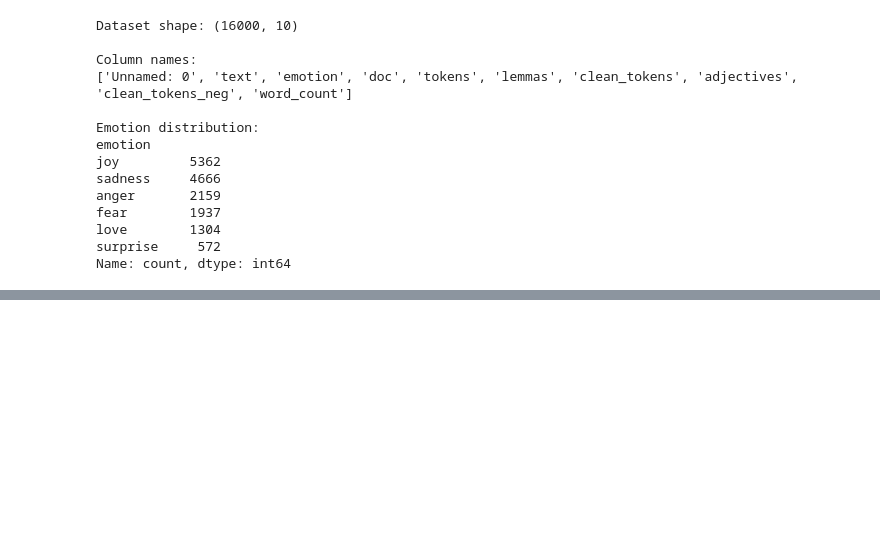
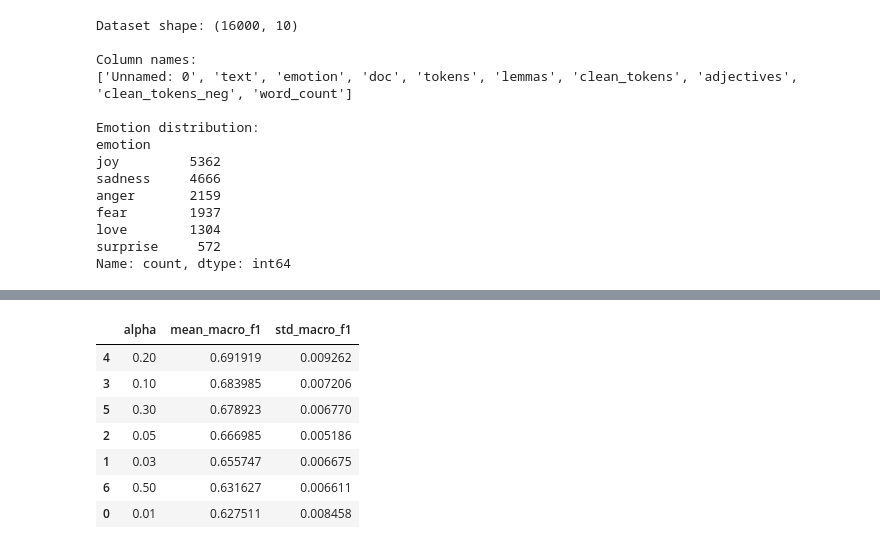
Before and after one commit to Mallik829/A_M_project_2, a Jupyter notebook: anita_emotions_model.ipynb, the cells around one changed output, grey strips where cells are left out. Drawn from its saved outputs; the diff is of its cells as text; code cells hidden in the pictures; blank space fills up the shorter version.

```diff
--- a/anita_emotions_model.ipynb
+++ b/anita_emotions_model.ipynb
@@ -90,0 +375,53 @@ SyntaxError: invalid syntax. Maybe you meant '==' or ':=' instead of '='? (71879
+# %%
+
+from sklearn.model_selection import StratifiedKFold, cross_val_score
+from sklearn.pipeline import Pipeline
+from sklearn.feature_extraction.text import CountVectorizer
+from sklearn.naive_bayes import MultinomialNB
+import pandas as pd
+
+alphas = [0.01, 0.03, 0.05, 0.1, 0.2, 0.3, 0.5]
+
+cv = StratifiedKFold(
+    n_splits=5,
+    shuffle=True,
+    random_state=42
+)
+
+results = []
+
+for alpha in alphas:
+    model = Pipeline([
+        ("vectorizer", CountVectorizer()),
+        ("classifier", MultinomialNB(alpha=alpha))
+    ])
+
+    scores = cross_val_score(
+        model,
+        X_train,
+        y_train,
+        cv=cv,
+        scoring="f1_macro"
+    )
+
+    results.append({
+        "alpha": alpha,
+        "mean_macro_f1": scores.mean(),
+        "std_macro_f1": scores.std()
+    })
+
+results_df = pd.DataFrame(results)
+
+results_df.sort_values(
+    "mean_macro_f1",
+    ascending=False
+)
+# %% [output]
+|  | alpha | mean_macro_f1 | std_macro_f1 |
+| 4 | 0.20 | 0.691919 | 0.009262 |
+| 3 | 0.10 | 0.683985 | 0.007206 |
+| 5 | 0.30 | 0.678923 | 0.006770 |
+| 2 | 0.05 | 0.666985 | 0.005186 |
+| 1 | 0.03 | 0.655747 | 0.006675 |
+| 6 | 0.50 | 0.631627 | 0.006611 |
+| 0 | 0.01 | 0.627511 | 0.008458 |
```
Also changed, not shown: parts of 10 cells of this notebook.
